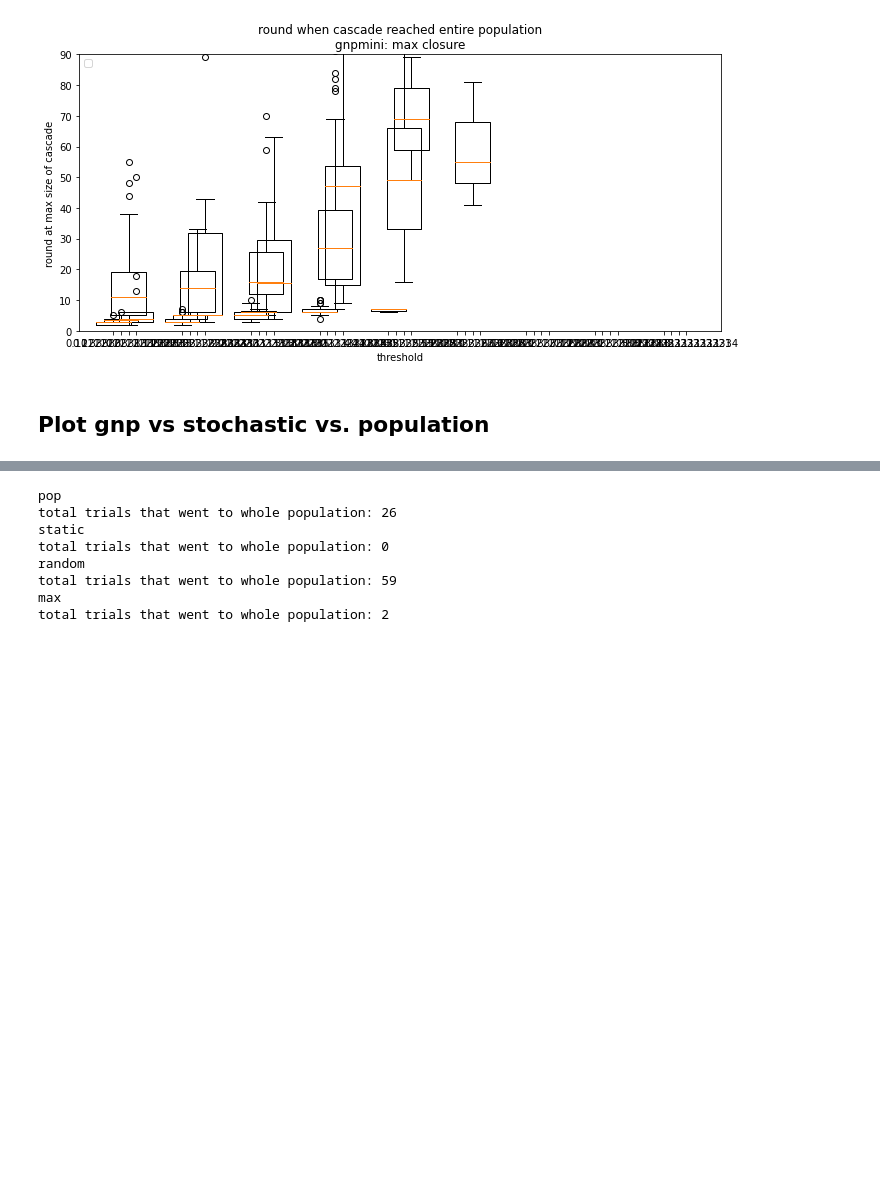
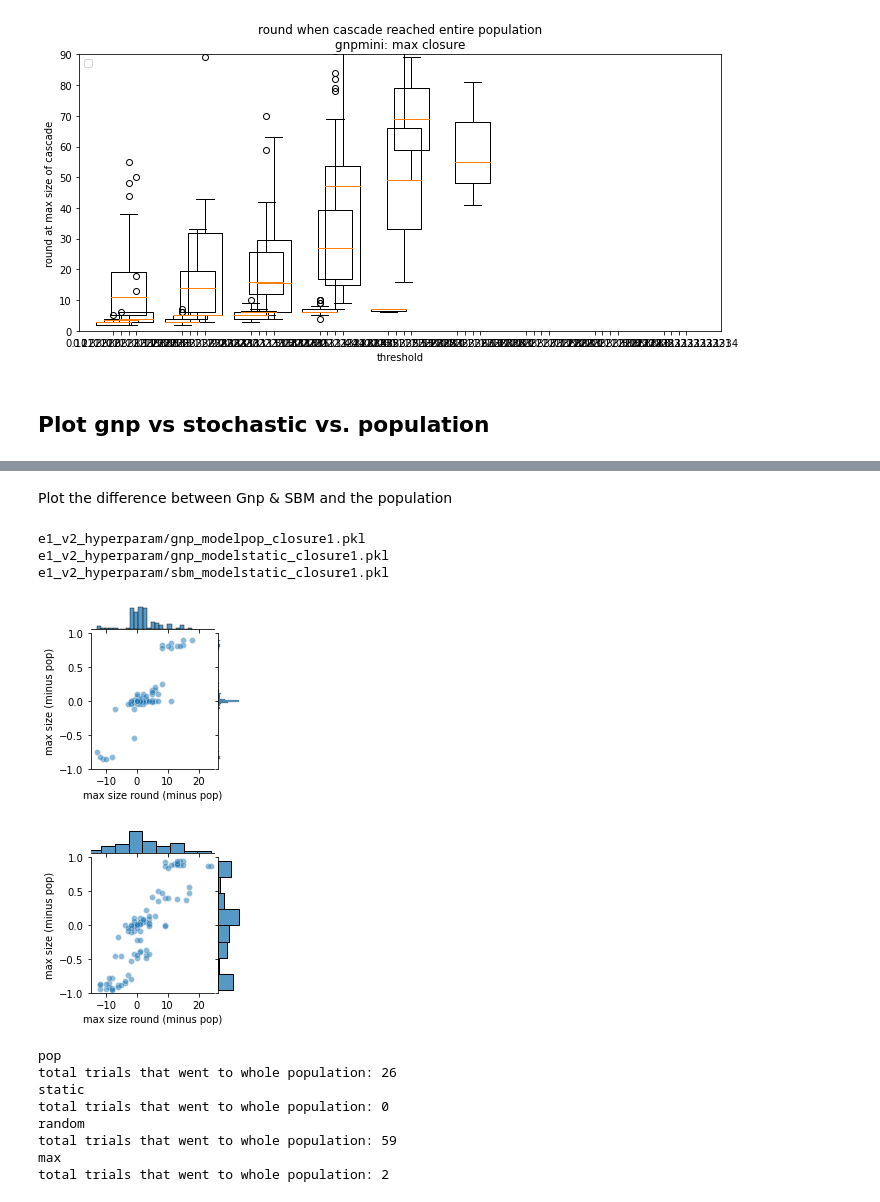
Before and after one commit to cephcyn/cornell_cs6850_triadicclosure, a Jupyter notebook: graphing.ipynb, the cells around one changed output, grey strips where cells are left out. Saved outputs shown, nothing was run; the diff lists cells and outputs as text; code cells hidden in the pictures; blank space fills up the shorter version.

```diff
--- a/graphing.ipynb
+++ b/graphing.ipynb
@@ -321,3 +348,76 @@ for name in ['pop', 'gnp', 'sbm']:
+# %% [markdown]
+Plot the difference between Gnp & SBM and the population
+# %%
+def plot_gnp_stochastic_pop_minus_pop():
+    experiment_type = 'closure'
+    experiment_val = 1
+
+    graph_type_closure_methods = [('gnp', 'pop', 'Population'), ('gnp', 'static', 'Gnp'), ('sbm', 'static', 'SBM')]
+    data_d = {}
+    # = pd.DataFrame(columns=['max_size_rounds', 'rounds_filled', 'max_sizes', 'name'])
+
+
+    for graph_type, closure_method, name in graph_type_closure_methods:
+        filename = get_filename(graph_type, closure_method, experiment_type, experiment_val)
+        print(filename)
+        (sim_log, rounds_filled, rounds_frozen, max_size_round, sizes_round) = pickle.load(
+            open(filename, 'rb')
+        )
+
+        vals = {
+                'max_size_rounds': np.array(max_size_round),
+                'rounds_filled': np.array(rounds_filled),
+                'max_sizes': np.array([max(x) for x in sizes_round]),
+            }
+        data_d[name] = vals
+
+
+    # Subtract out pop
+    for name, v in data_d.items():
+        if name == "Population": continue
+        data_d[name]['max_size_rounds'] = data_d[name]['max_size_rounds'] - data_d['Population']['max_size_rounds']
+        data_d[name]['max_sizes'] = data_d[name]['max_sizes'] - data_d['Population']['max_sizes']
+    del (data_d['Population'])
+
+
+    # Put in DF
+    data = pd.DataFrame(columns=['max_size_rounds', 'rounds_filled', 'max_sizes', 'name'])
+
+    for name, v in data_d.items():
+        for max_size_round, rounds_filled, max_size in zip(v['max_size_rounds'],
+                                                           v['rounds_filled'],
+                                                           v['max_sizes'],
+                                                          ):
+            vals = {
+                'max size round (minus pop)': max_size_round,
+                'rounds_filled': rounds_filled,
+                'max size (minus pop)': max_size,
+                'name': name,
+            }
+            data = data.append(vals, ignore_index=True)
+
+    # Plot
+    for name in ['Gnp', 'SBM']:
+        df = filter_df(data, {'name': name})
+        g = sns.jointplot(data=df, x="max size round (minus pop)", y="max size (minus pop)",
+                          xlim=(-15, 25),
+                          ylim=(-1, 1),
+                          height=3,
+                          kind='scatter',alpha=0.5);
+
+        # plt.title(f"{graph_type}: {experiment_type}: {experiment_val}");
+        f = g.fig
+        # plt.xlabel('max size round');
+        # plt.ylabel('max size');
+        f.savefig(f"fig/gnp-stochastic-population-{name}-minus-pop")
+
+plot_gnp_stochastic_pop_minus_pop()
+# %% [output]
+e1_v2_hyperparam/gnp_modelpop_closure1.pkl
+e1_v2_hyperparam/gnp_modelstatic_closure1.pkl
+e1_v2_hyperparam/sbm_modelstatic_closure1.pkl
+[figure, added]
+[figure, added]
 # %%
 graph_type = 'gnpmini'
 experiment_type = 'closure'
```
Also changed, not shown: parts of 3 cells of this notebook.
